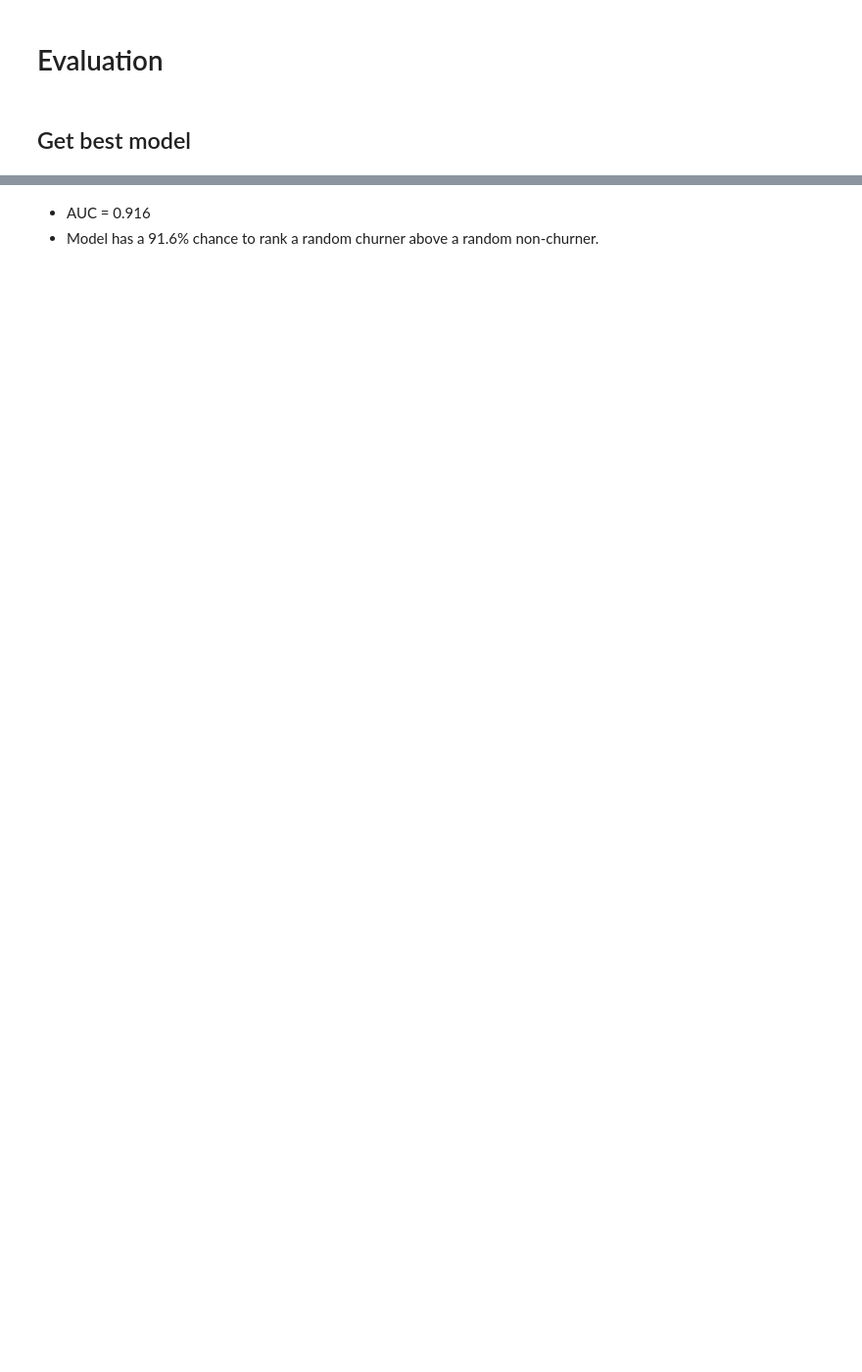
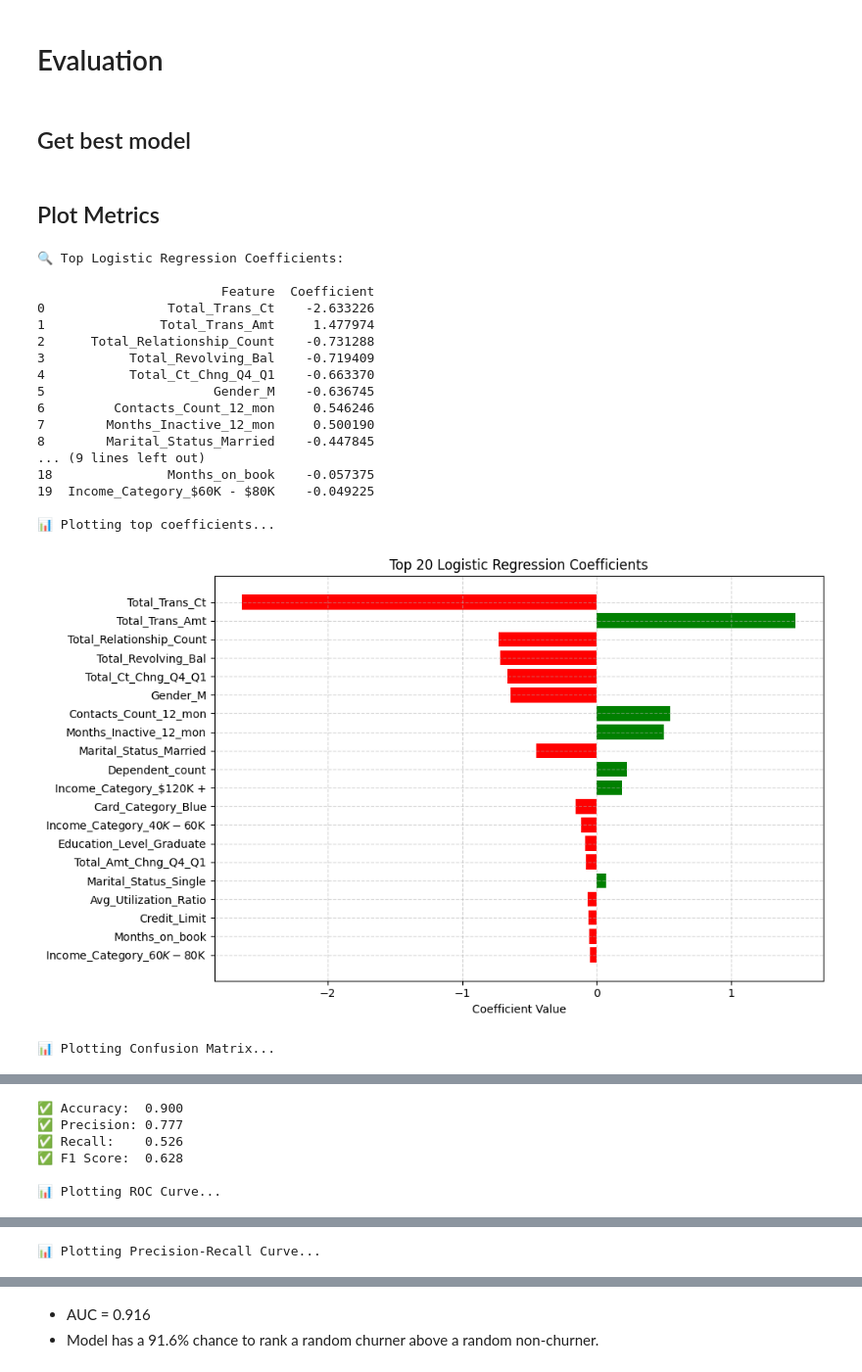
Before and after one commit to DigimonFrankie/Projects, a Jupyter notebook: Predicting Credit Card Customer Churn: A Data-Driven Approach to Retention Strategy/Logistic Regression.ipynb, the cells around one changed output, grey strips where cells are left out. Shown at 98% size. Saved outputs shown, nothing was run; the diff lists cells and outputs as text; code cells hidden in the pictures; blank space fills up the shorter version.

```diff
--- a/Predicting Credit Card Customer Churn: A Data-Driven Approach to Retention Strategy/Logistic Regression.ipynb
+++ b/Predicting Credit Card Customer Churn: A Data-Driven Approach to Retention Strategy/Logistic Regression.ipynb
@@ -460,7 +464,7 @@ def train_logreg_pipeline(
     print("Classification Report:")
     print(classification_report(y_test, y_pred))
 
-    return search, X_test, y_test, y_pred, y_proba
+    return search, X_test, y_test, y_pred, y_proba, cat_cols, num_cols
 # %% [markdown]
 ### With SMOTE
 # %%
@@ -531,3 +565,24 @@ def train_logreg_pipeline_with_smote(
+# %%
+def plot_metrics(y_test, y_pred, y_proba, coef, best_model, all_feature_names, top_n=20):
+    """
+    Plots ROC curve, Precision-Recall curve, and Confusion Matrix.
+
+    Parameters:
+        y_test (array-like): True labels.
+        y_proba (array-like): Predicted probabilities.
+        best_model (Pipeline): The best model pipeline.
+    """
+    # Plot feature importance
+    plot_feature_importance(coef, all_feature_names, top_n=20)
+
+    # Plot Confusion Matrix
+    plot_confusion_matrix(y_test, y_pred, best_model)
+
+    # Plot ROC curve
+    plot_roc_curve(y_test, y_proba, best_model)
+
+    # Plot Precision-Recall curve
+    plot_precision_recall_curve(y_test, y_proba, best_model)
 # %% [markdown]
 # Data Cleaning
 
@@ -824,0 +807,2 @@ weighted avg       0.89      0.90      0.89      2026
+# %%
+search, X_test, y_test, y_pred, y_proba, cat_cols, num_cols = train_logreg_pipeline(data)
@@ -843,0 +827,26 @@ coef = best_model.named_steps["logreg"].coef_.flatten()
+# %%
+best_model, coef, all_feature_names = get_best_model(search, cat_cols, num_cols)
+# %% [markdown]
+## Plot Metrics
+# %%
+plot_metrics(y_test, y_pred, y_proba, coef, best_model, all_feature_names, top_n=20)
+# %% [output]
+🔍 Top Logistic Regression Coefficients:
+
+                        Feature  Coefficient
+0                Total_Trans_Ct    -2.633226
+1               Total_Trans_Amt     1.477974
+2      Total_Relationship_Count    -0.731288
+3           Total_Revolving_Bal    -0.719409
+4           Total_Ct_Chng_Q4_Q1    -0.663370
+5                      Gender_M    -0.636745
+6         Contacts_Count_12_mon     0.546246
+7        Months_Inactive_12_mon     0.500190
+8        Marital_Status_Married    -0.447845
+... (9 lines left out)
+18               Months_on_book    -0.057375
+19  Income_Category_$60K - $80K    -0.049225
+
+📊 Plotting top coefficients...
+[figure, added]
+📊 Plotting Confusion Matrix...
@@ -843,0 +854,6 @@ coef = best_model.named_steps["logreg"].coef_.flatten()
+✅ Accuracy:  0.900
+✅ Precision: 0.777
+✅ Recall:    0.526
+✅ F1 Score:  0.628
+
+📊 Plotting ROC Curve...
@@ -843,0 +861 @@ coef = best_model.named_steps["logreg"].coef_.flatten()
+📊 Plotting Precision-Recall Curve...
```
Also changed, not shown: parts of 46 cells of this notebook.
